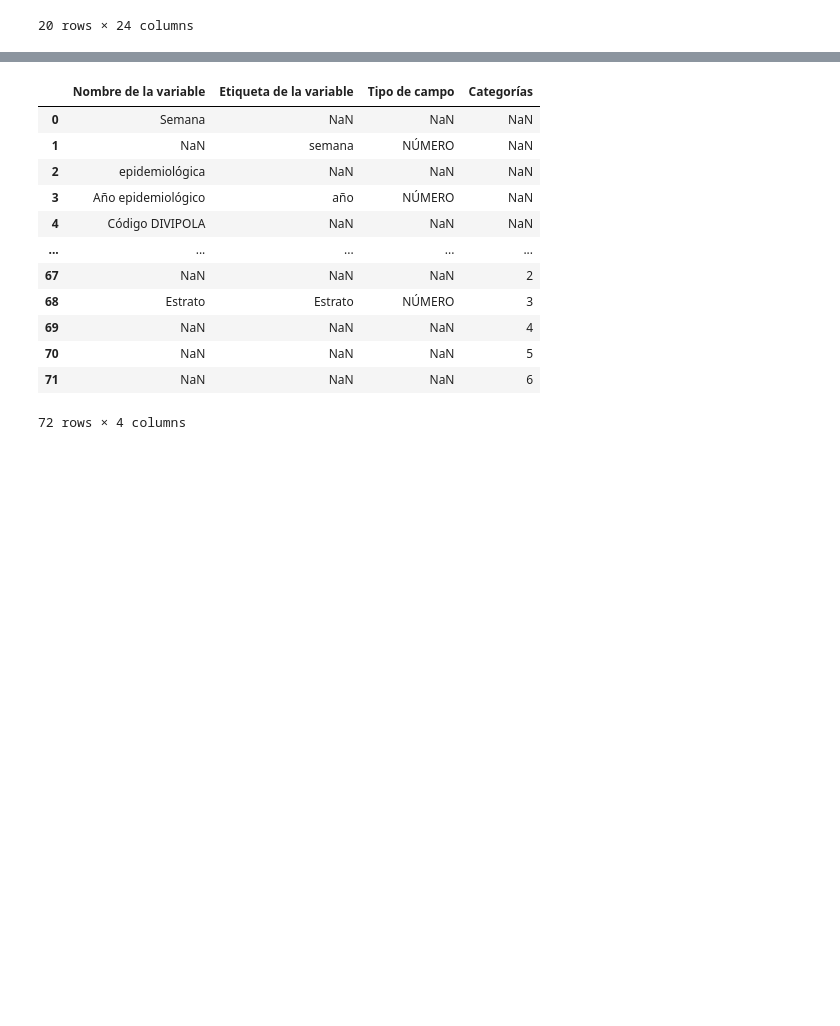
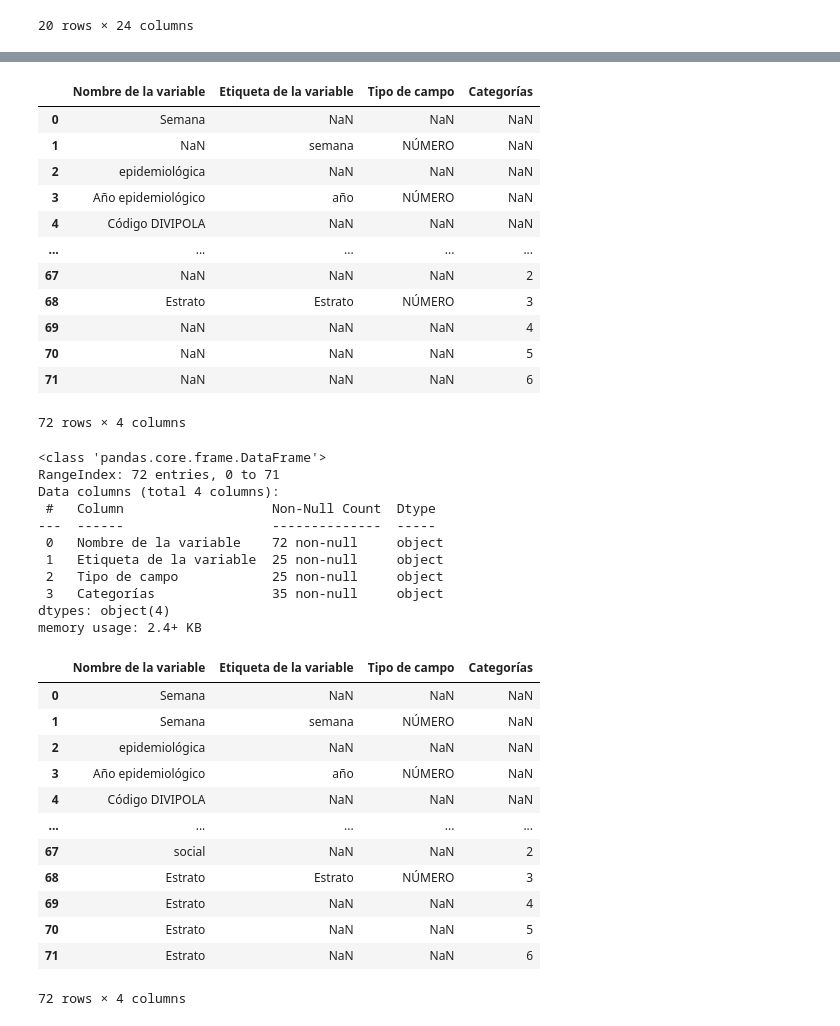
Before and after one commit to justoneye/Bootcamp-IA-G84, a Jupyter notebook: Unidad8_Sesion1_CargarDatos_Pandas.ipynb, the cells around one changed output, grey strips where cells are left out. Saved outputs shown, nothing was run; the diff lists cells and outputs as text; code cells hidden in the pictures; blank space fills up the shorter version.

```diff
--- a/Unidad8_Sesion1_CargarDatos_Pandas.ipynb
+++ b/Unidad8_Sesion1_CargarDatos_Pandas.ipynb
@@ -610,27 +606,65 @@ Successfully installed tabula-py-2.10.0
 # %%
 # Leer DataFrame de PDF
 import tabula as tb
 import pandas as pd
 
 url = "https://raw.githubusercontent.com/justoneye/Bootcamp-IA-G84/refs/heads/main/DataFrames/catalogo-variables-viruela-simica.pdf"
 df_list = tb.read_pdf(url, pages='all', multiple_tables=True)
 
 # Concatenar las tablas encontradas en el documento (incluyendo datos sucios)
 pd_tables = pd.concat(df_list, ignore_index=True)
 display(pd_tables)
+
+# Copiar tablar para hacer limpieza en la copia
+df_cleaned = pd_tables.copy()
+
+# Proceso de limpieza
+if 'Nombre de la variable' in df_cleaned.columns:
+  df_cleaned['Nombre de la variable'] = df_cleaned['Nombre de la variable'].ffill()
+else:
+  print("Warning: 'Nombre de la variable' column not found. Please check PDF table structure")
+
+df_cleaned = df_cleaned.reset_index(drop=True)
+df_cleaned.head()
+df_cleaned.info()
+display(df_cleaned)
 # %% [output]
 |  | Nombre de la variable | Etiqueta de la variable | Tipo de campo | Categorías |
 | 0 | Semana | NaN | NaN | NaN |
 | 1 | NaN | semana | NÚMERO | NaN |
 | 2 | epidemiológica | NaN | NaN | NaN |
 | 3 | Año epidemiológico | año | NÚMERO | NaN |
 | 4 | Código DIVIPOLA | NaN | NaN | NaN |
 | ... | ... | ... | ... | ... |
 | 67 | NaN | NaN | NaN | 2 |
 | 68 | Estrato | Estrato | NÚMERO | 3 |
 | 69 | NaN | NaN | NaN | 4 |
 | 70 | NaN | NaN | NaN | 5 |
 | 71 | NaN | NaN | NaN | 6 |
 72 rows × 4 columns
+<class 'pandas.core.frame.DataFrame'>
+RangeIndex: 72 entries, 0 to 71
+Data columns (total 4 columns):
+ #   Column                   Non-Null Count  Dtype
+---  ------                   --------------  -----
+ 0   Nombre de la variable    72 non-null     object
+ 1   Etiqueta de la variable  25 non-null     object
+ 2   Tipo de campo            25 non-null     object
+ 3   Categorías               35 non-null     object
+dtypes: object(4)
+memory usage: 2.4+ KB
+|  | Nombre de la variable | Etiqueta de la variable | Tipo de campo | Categorías |
+| 0 | Semana | NaN | NaN | NaN |
+| 1 | Semana | semana | NÚMERO | NaN |
+| 2 | epidemiológica | NaN | NaN | NaN |
+| 3 | Año epidemiológico | año | NÚMERO | NaN |
+| 4 | Código DIVIPOLA | NaN | NaN | NaN |
+| ... | ... | ... | ... | ... |
+| 67 | social | NaN | NaN | 2 |
+| 68 | Estrato | Estrato | NÚMERO | 3 |
+| 69 | Estrato | NaN | NaN | 4 |
+| 70 | Estrato | NaN | NaN | 5 |
+| 71 | Estrato | NaN | NaN | 6 |
+72 rows × 4 columns
 # %% [markdown]
 <img src='https://drive.google.com/uc?id=1JTvS_vjZTzQfHiMOt9ZbfqmjNN1FvOOm'>
```
Also changed, not shown: parts of 1 cell of this notebook.
